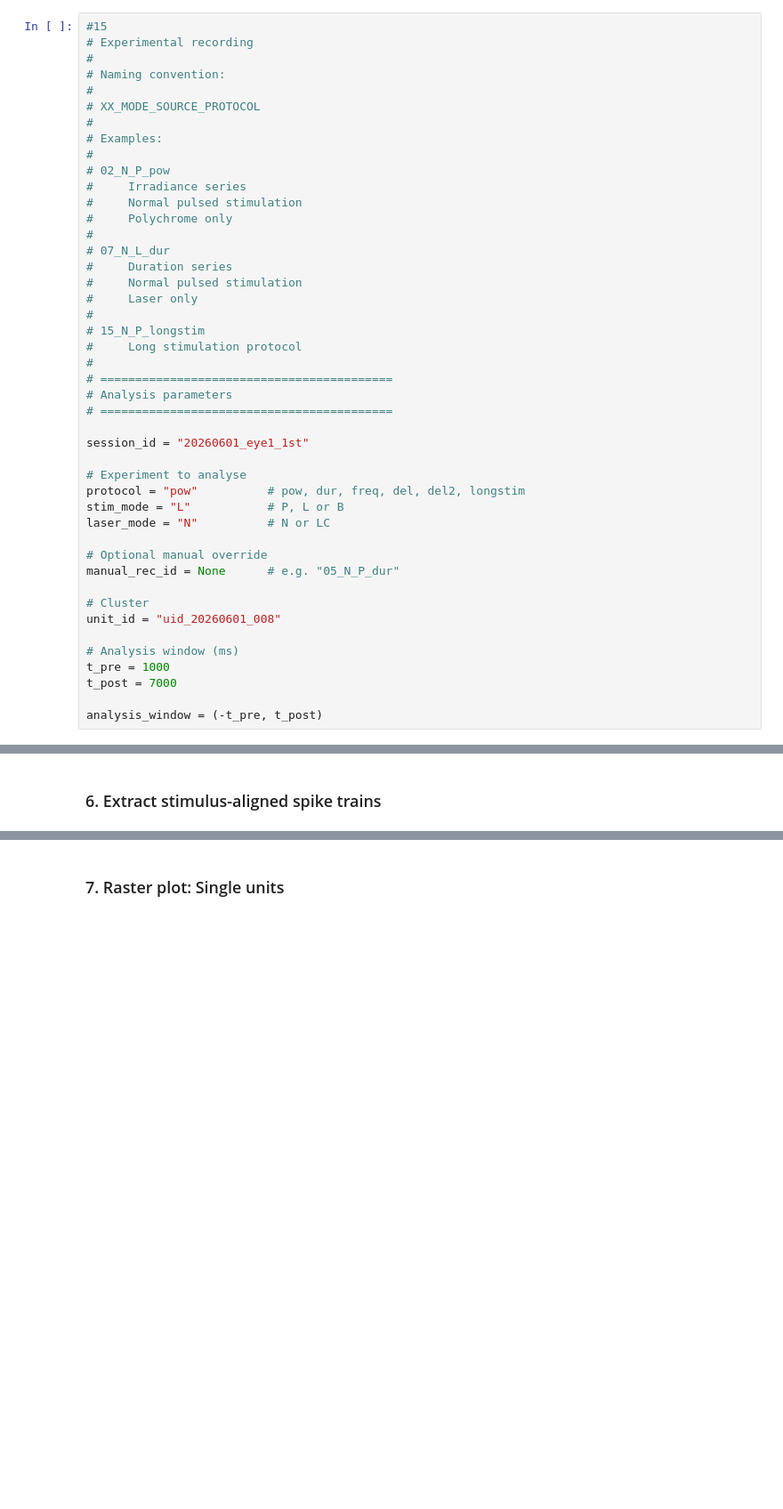
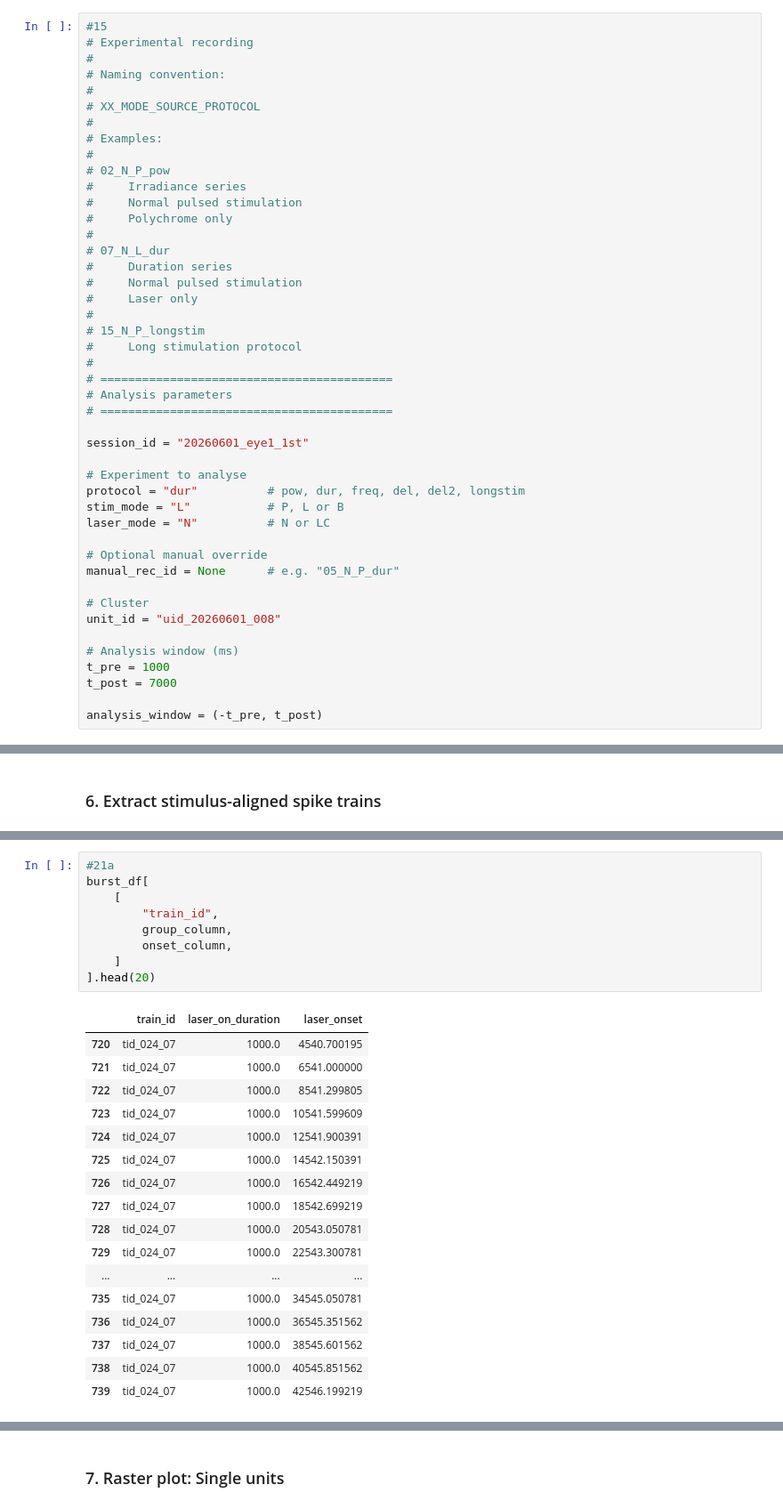
Before and after one commit to TRuikes/mea_experiments, a Jupyter notebook: pv_chip_aarhus/analysis/work_systematic.ipynb, the cells around one changed output, grey strips where cells are left out. Shown at 89% size. Saved outputs shown, nothing was run; the diff lists cells and outputs as text; blank space fills up the shorter version.

```diff
--- a/pv_chip_aarhus/analysis/work_systematic.ipynb
+++ b/pv_chip_aarhus/analysis/work_systematic.ipynb
@@ -401,7 +401,7 @@ Available rec_id values:
 session_id = "20260601_eye1_1st"
 
 # Experiment to analyse
-protocol = "pow"          # pow, dur, freq, del, del2, longstim
+protocol = "dur"          # pow, dur, freq, del, del2, longstim
 stim_mode = "L"           # P, L or B
 laser_mode = "N"          # N or LC
 
@@ -1076,3 +1080,30 @@ Laser
+# %%
+#21a
+burst_df[
+    [
+        "train_id",
+        group_column,
+        onset_column,
+    ]
+].head(20)
+# %% [output]
+|  | train_id | laser_on_duration | laser_onset |
+| 720 | tid_024_07 | 1000.0 | 4540.700195 |
+| 721 | tid_024_07 | 1000.0 | 6541.000000 |
+| 722 | tid_024_07 | 1000.0 | 8541.299805 |
+| 723 | tid_024_07 | 1000.0 | 10541.599609 |
+| 724 | tid_024_07 | 1000.0 | 12541.900391 |
+| 725 | tid_024_07 | 1000.0 | 14542.150391 |
+| 726 | tid_024_07 | 1000.0 | 16542.449219 |
+| 727 | tid_024_07 | 1000.0 | 18542.699219 |
+| 728 | tid_024_07 | 1000.0 | 20543.050781 |
+| 729 | tid_024_07 | 1000.0 | 22543.300781 |
+| ... | ... | ... | ... |
+| 735 | tid_024_07 | 1000.0 | 34545.050781 |
+| 736 | tid_024_07 | 1000.0 | 36545.351562 |
+| 737 | tid_024_07 | 1000.0 | 38545.601562 |
+| 738 | tid_024_07 | 1000.0 | 40545.851562 |
+| 739 | tid_024_07 | 1000.0 | 42546.199219 |
 # %%
 #22
 view_name = analysis_views[0]["name"]
```
Also changed, not shown: parts of 24 cells of this notebook.
